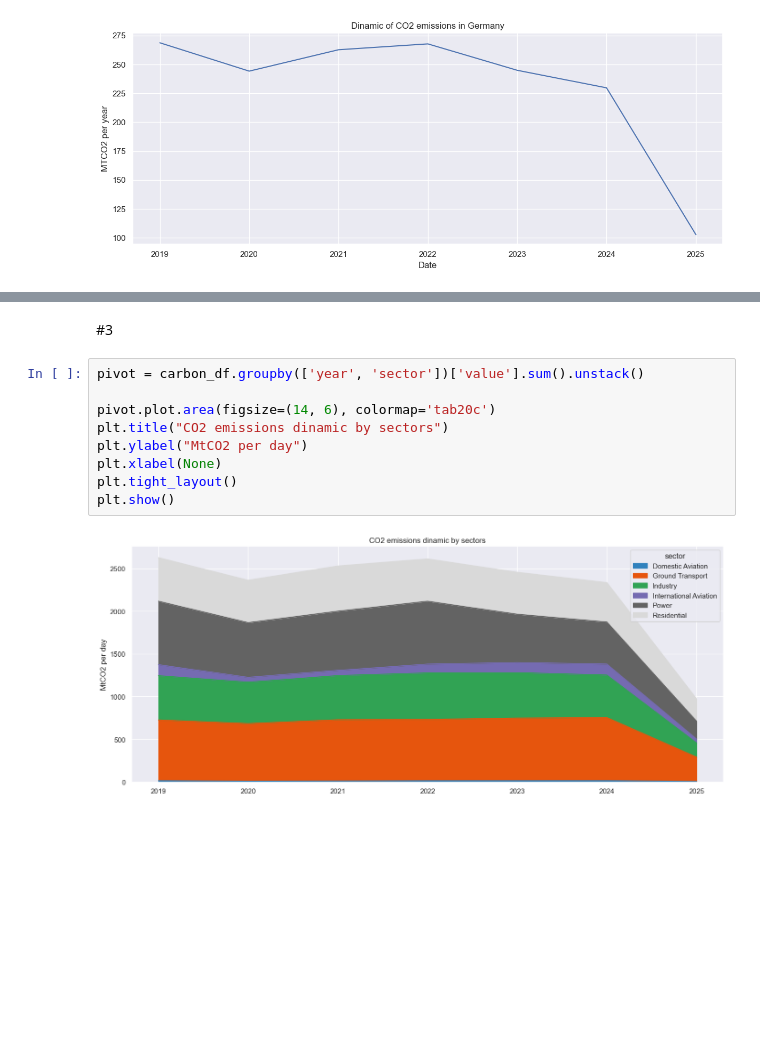
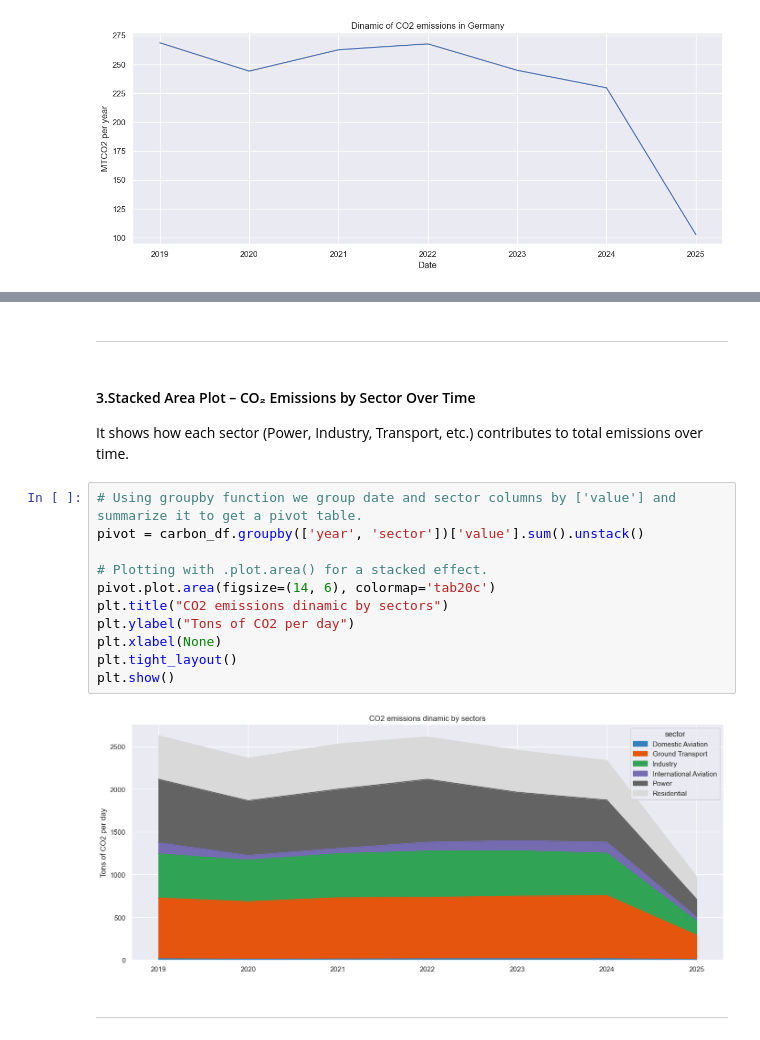
Before and after one commit to HappyBot31/Carbon_Monitor_Europe, a Jupyter notebook: carbon_monitor_analysis.ipynb, the cells around one changed output, grey strips where cells are left out. Saved outputs shown, nothing was run; the diff lists cells and outputs as text; blank space fills up the shorter version.

```diff
--- a/carbon_monitor_analysis.ipynb
+++ b/carbon_monitor_analysis.ipynb
@@ -106,17 +117,25 @@ Passing `palette` without assigning `hue` is deprecated and will be removed in v
 
   sns.barplot(x=country_avg.values, y=country_avg.index, palette="Reds_r")
 [figure]
+# %% [markdown]
+--------------------------------------------------------------------------------------------------------------------------------------------------------------------------------------------------------------
 # %% [markdown]
-#3
+#### 3.Stacked Area Plot – CO₂ Emissions by Sector Over Time
+
+It shows how each sector (Power, Industry, Transport, etc.) contributes to total emissions over time.
 # %%
+# Using groupby function we group date and sector columns by ['value'] and summarize it to get a pivot table.
 pivot = carbon_df.groupby(['year', 'sector'])['value'].sum().unstack()
 
+# Plotting with .plot.area() for a stacked effect.
 pivot.plot.area(figsize=(14, 6), colormap='tab20c')
 plt.title("CO2 emissions dinamic by sectors")
-plt.ylabel("MtCO2 per day")
+plt.ylabel("Tons of CO2 per day")
 plt.xlabel(None)
 plt.tight_layout()
 plt.show()
 # %% [output]
-[figure, old version]
+[figure, new version]
+# %% [markdown]
+--------------------------------------------------------------------------------------------------------------------------------------------------------------------------------------------------------------
 # %% [markdown]
```
Also changed, not shown: parts of 16 cells of this notebook.
